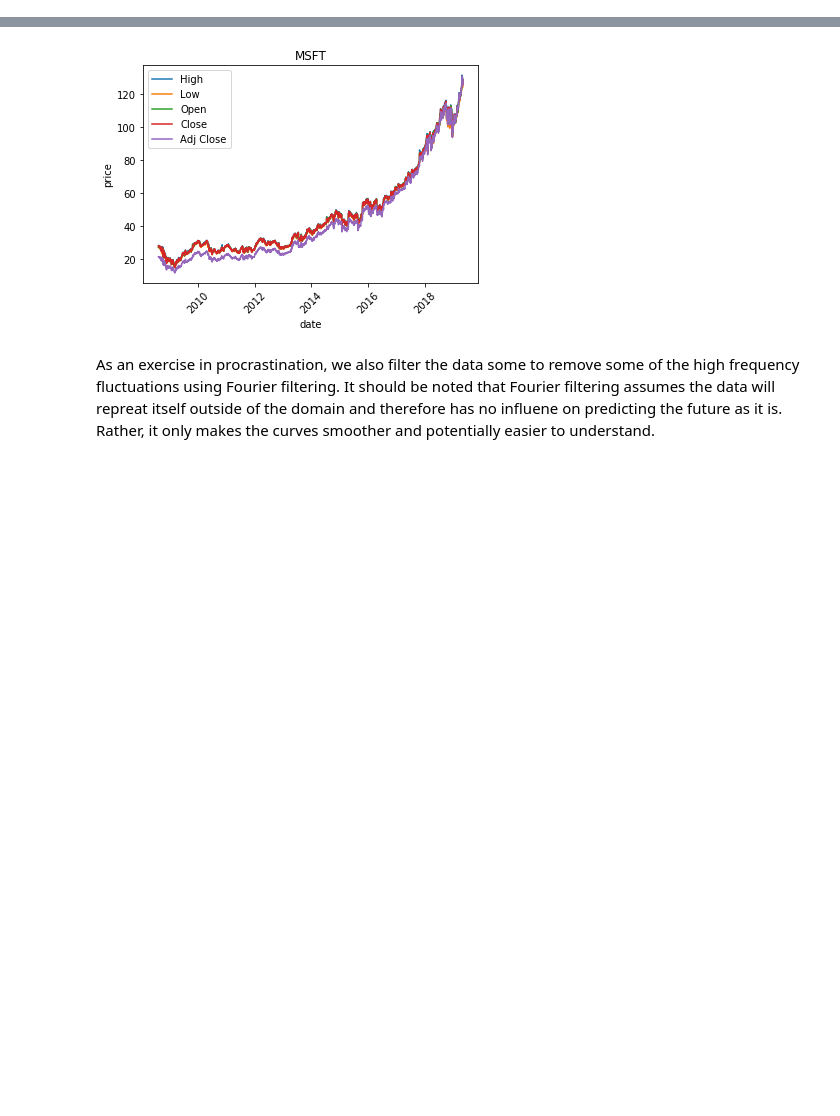
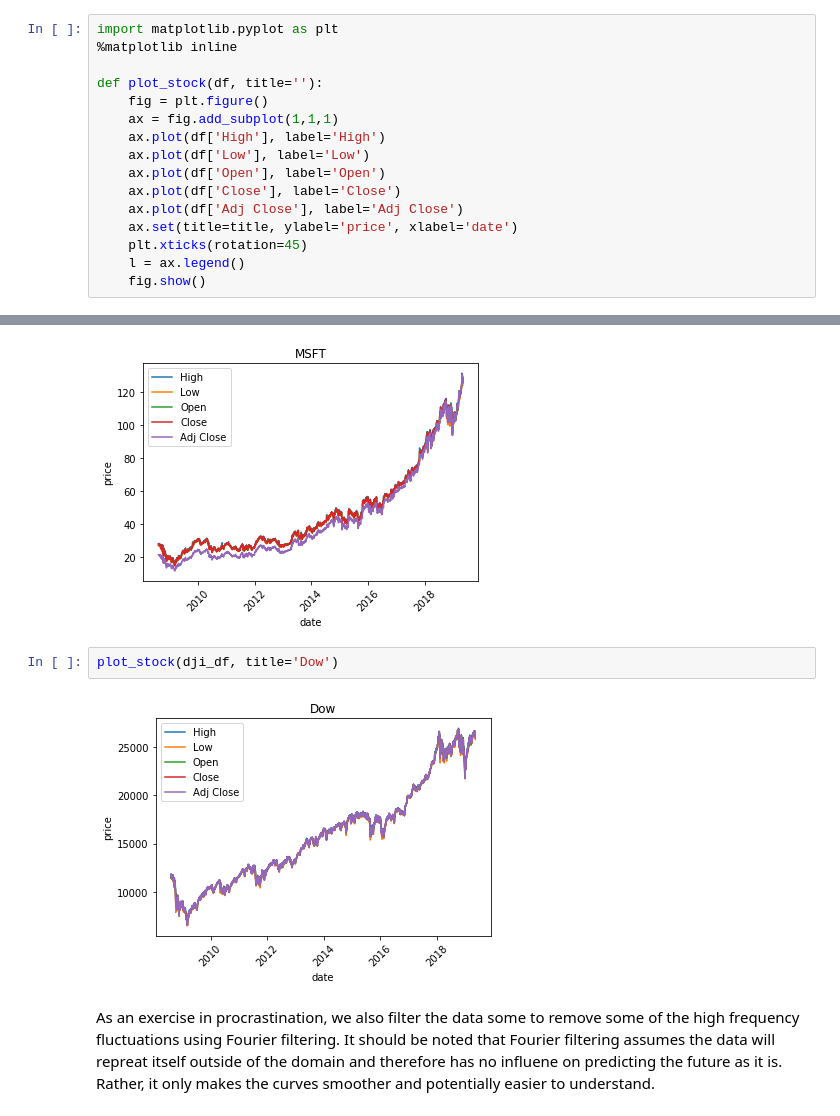
Before and after one commit to jamesothomas/MachineLearningPython, a Jupyter notebook: Lab7/Lab7_Stocks_JT.ipynb, the cells around one changed output, grey strips where cells are left out. Cells and saved outputs as stored; diff of their text form; blank space fills up the shorter version.

```diff
--- a/Lab7/Lab7_Stocks_JT.ipynb
+++ b/Lab7/Lab7_Stocks_JT.ipynb
@@ -28,0 +55,16 @@
+# %%
+import matplotlib.pyplot as plt
+%matplotlib inline
+
+def plot_stock(df, title=''):
+    fig = plt.figure()
+    ax = fig.add_subplot(1,1,1)
+    ax.plot(df['High'], label='High')
+    ax.plot(df['Low'], label='Low')
+    ax.plot(df['Open'], label='Open')
+    ax.plot(df['Close'], label='Close')
+    ax.plot(df['Adj Close'], label='Adj Close')
+    ax.set(title=title, ylabel='price', xlabel='date')
+    plt.xticks(rotation=45)
+    l = ax.legend()
+    fig.show()
@@ -144,6 +734,10 @@ msft_df.head(20)
 plot_stock(msft_df, title='MSFT')
 # %% [output]
 [figure]
+# %%
+plot_stock(dji_df, title='Dow')
+# %% [output]
+[figure, added]
 # %% [markdown]
 As an exercise in procrastination, we also filter the data some to remove some of the high frequency fluctuations using Fourier filtering. It should be noted that Fourier filtering assumes the data will repreat itself outside of the domain and therefore has no influene on predicting the future as it is. Rather, it only makes the curves smoother and potentially easier to understand.
 # %%
```
Also changed, not shown: parts of 75 cells of this notebook.
